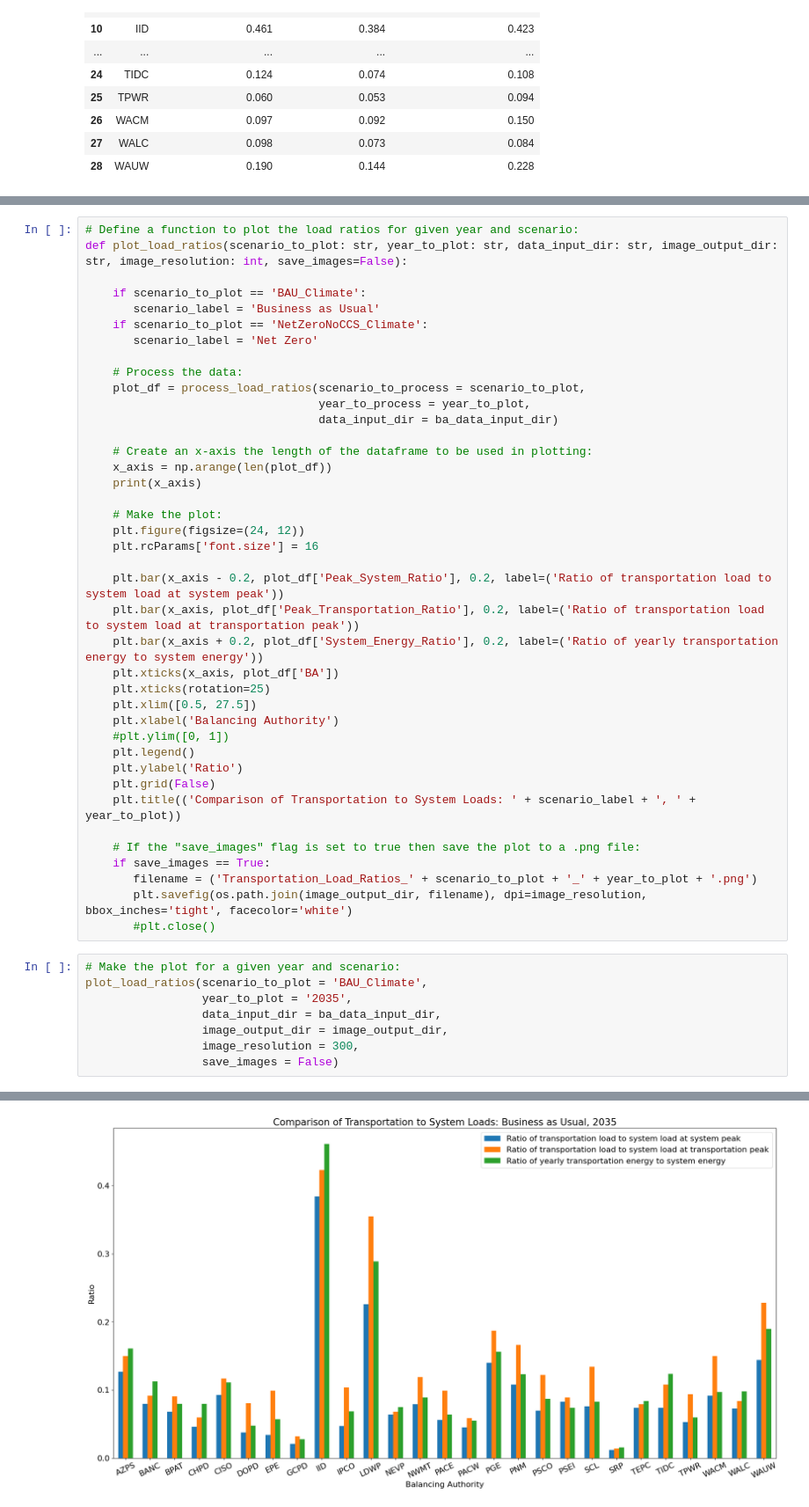
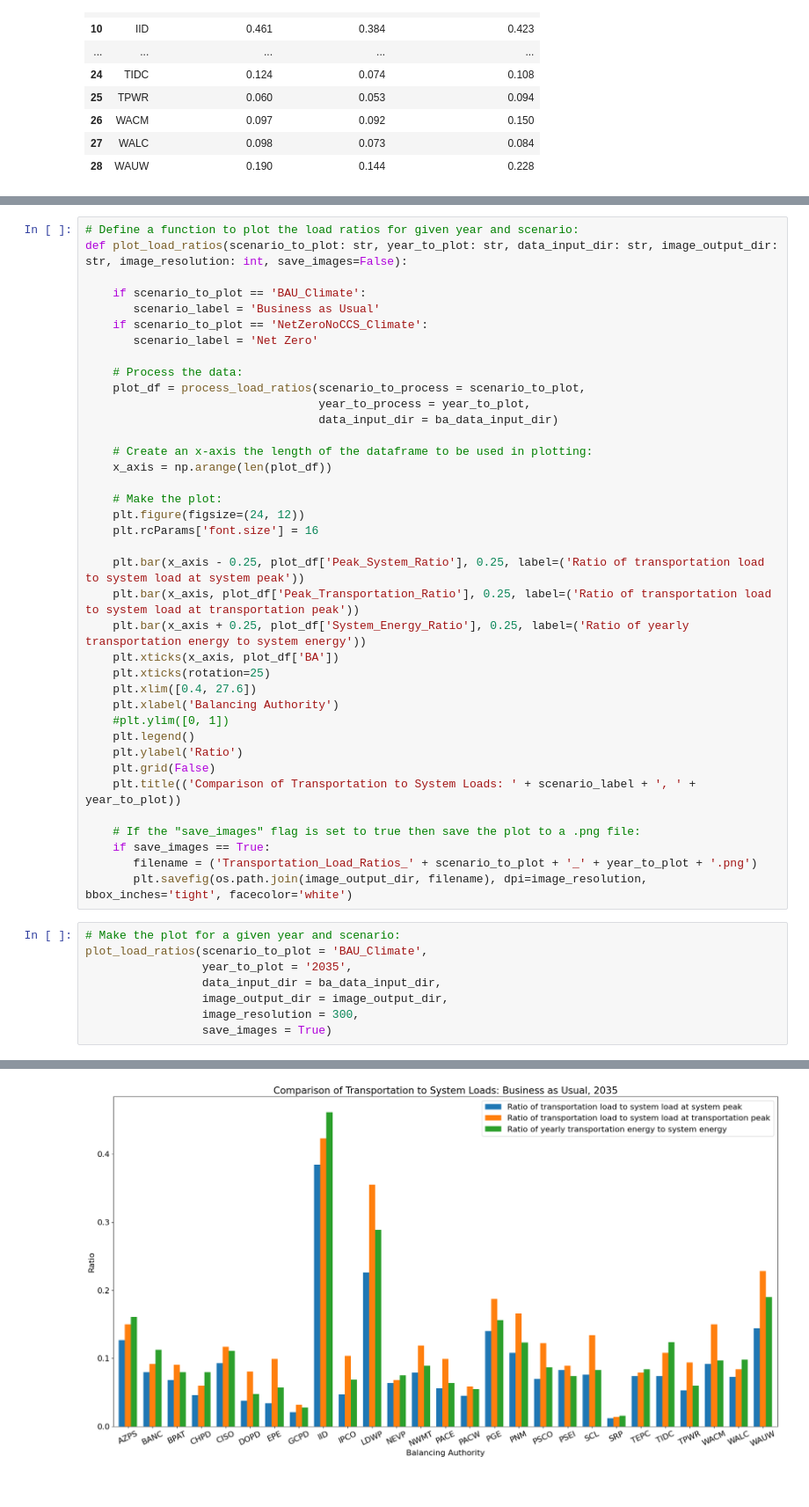
Before and after one commit to GODEEEP/load_analysis, a Jupyter notebook: notebooks/transportation_paper_figures.ipynb, the cells around one changed output, grey strips where cells are left out. Shown at 88% size. Cells and saved outputs as stored; diff of their text form.

```diff
--- a/notebooks/transportation_paper_figures.ipynb
+++ b/notebooks/transportation_paper_figures.ipynb
@@ -91,18 +98,17 @@ def plot_load_ratios(scenario_to_plot: str, year_to_plot: str, data_input_dir: s
 
     # Create an x-axis the length of the dataframe to be used in plotting:
     x_axis = np.arange(len(plot_df))
-    print(x_axis)
 
     # Make the plot:
     plt.figure(figsize=(24, 12))
     plt.rcParams['font.size'] = 16
 
-    plt.bar(x_axis - 0.2, plot_df['Peak_System_Ratio'], 0.2, label=('Ratio of transportation load to system load at system peak'))
-    plt.bar(x_axis, plot_df['Peak_Transportation_Ratio'], 0.2, label=('Ratio of transportation load to system load at transportation peak'))
-    plt.bar(x_axis + 0.2, plot_df['System_Energy_Ratio'], 0.2, label=('Ratio of yearly transportation energy to system energy'))
+    plt.bar(x_axis - 0.25, plot_df['Peak_System_Ratio'], 0.25, label=('Ratio of transportation load to system load at system peak'))
+    plt.bar(x_axis, plot_df['Peak_Transportation_Ratio'], 0.25, label=('Ratio of transportation load to system load at transportation peak'))
+    plt.bar(x_axis + 0.25, plot_df['System_Energy_Ratio'], 0.25, label=('Ratio of yearly transportation energy to system energy'))
     plt.xticks(x_axis, plot_df['BA'])
     plt.xticks(rotation=25)
-    plt.xlim([0.5, 27.5])
+    plt.xlim([0.4, 27.6])
     plt.xlabel('Balancing Authority')
     #plt.ylim([0, 1])
     plt.legend()
@@ -114,7 +120,6 @@ def plot_load_ratios(scenario_to_plot: str, year_to_plot: str, data_input_dir: s
     if save_images == True:
        filename = ('Transportation_Load_Ratios_' + scenario_to_plot + '_' + year_to_plot + '.png')
        plt.savefig(os.path.join(image_output_dir, filename), dpi=image_resolution, bbox_inches='tight', facecolor='white')
-       #plt.close()
 # %%
 # Make the plot for a given year and scenario:
 plot_load_ratios(scenario_to_plot = 'BAU_Climate',
@@ -122,5 +127,5 @@ plot_load_ratios(scenario_to_plot = 'BAU_Climate',
                  data_input_dir = ba_data_input_dir,
                  image_output_dir = image_output_dir,
                  image_resolution = 300,
-                 save_images = False)
+                 save_images = True)
 # %% [output]
@@ -129 +132 @@ plot_load_ratios(scenario_to_plot = 'BAU_Climate',
-[figure, old version]
+[figure, new version]
```
Also changed, not shown: parts of 8 cells of this notebook.
